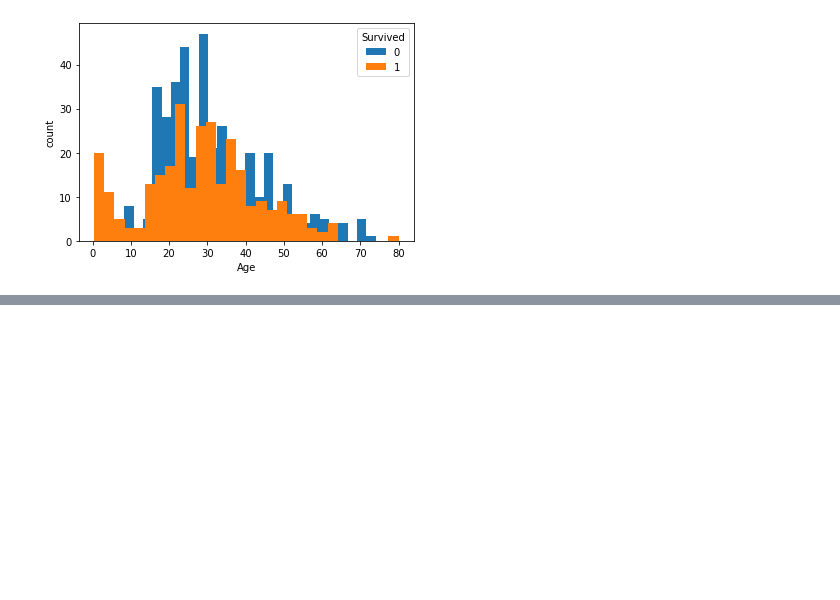
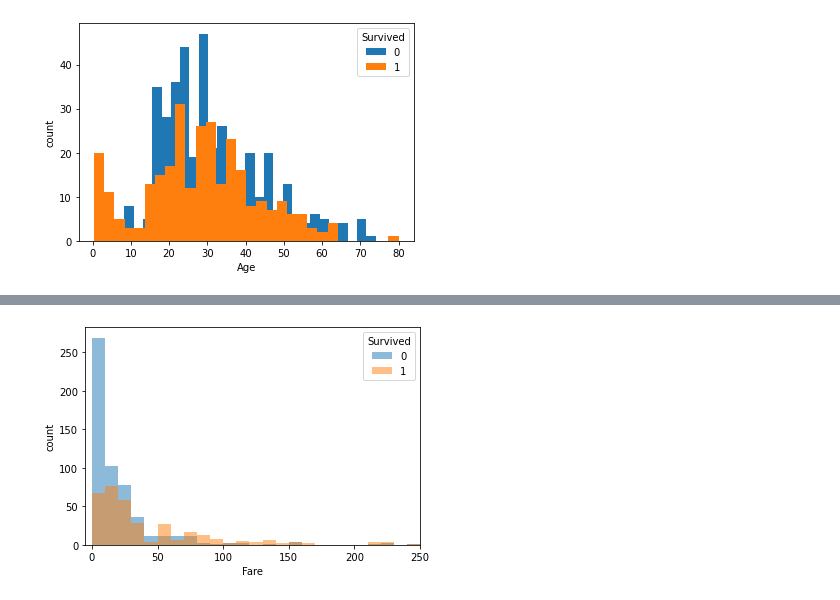
Before and after one commit to kitakou0313/titanic, a Jupyter notebook: ch2/ch2_3.ipynb, the cells around one changed output, grey strips where cells are left out. Cells and saved outputs as stored; diff of their text form; code cells hidden in the pictures; blank space fills up the shorter version.

```diff
--- a/ch2/ch2_3.ipynb
+++ b/ch2/ch2_3.ipynb
@@ -20,0 +33,12 @@ plt.show()
+# %%
+plt.hist(train.loc[train['Survived'] == 0, 'Fare'].dropna(),
+         range=(0, 250), bins=25, alpha=0.5, label='0')
+plt.hist(train.loc[train['Survived'] == 1, 'Fare'].dropna(),
+         range=(0, 250), bins=25, alpha=0.5, label='1')
+plt.xlabel('Fare')
+plt.ylabel('count')
+plt.legend(title='Survived')
+plt.xlim(-5, 250)
+plt.show()
+# %% [output]
+[figure, added]
```
Also changed, not shown: parts of 7 cells of this notebook.
